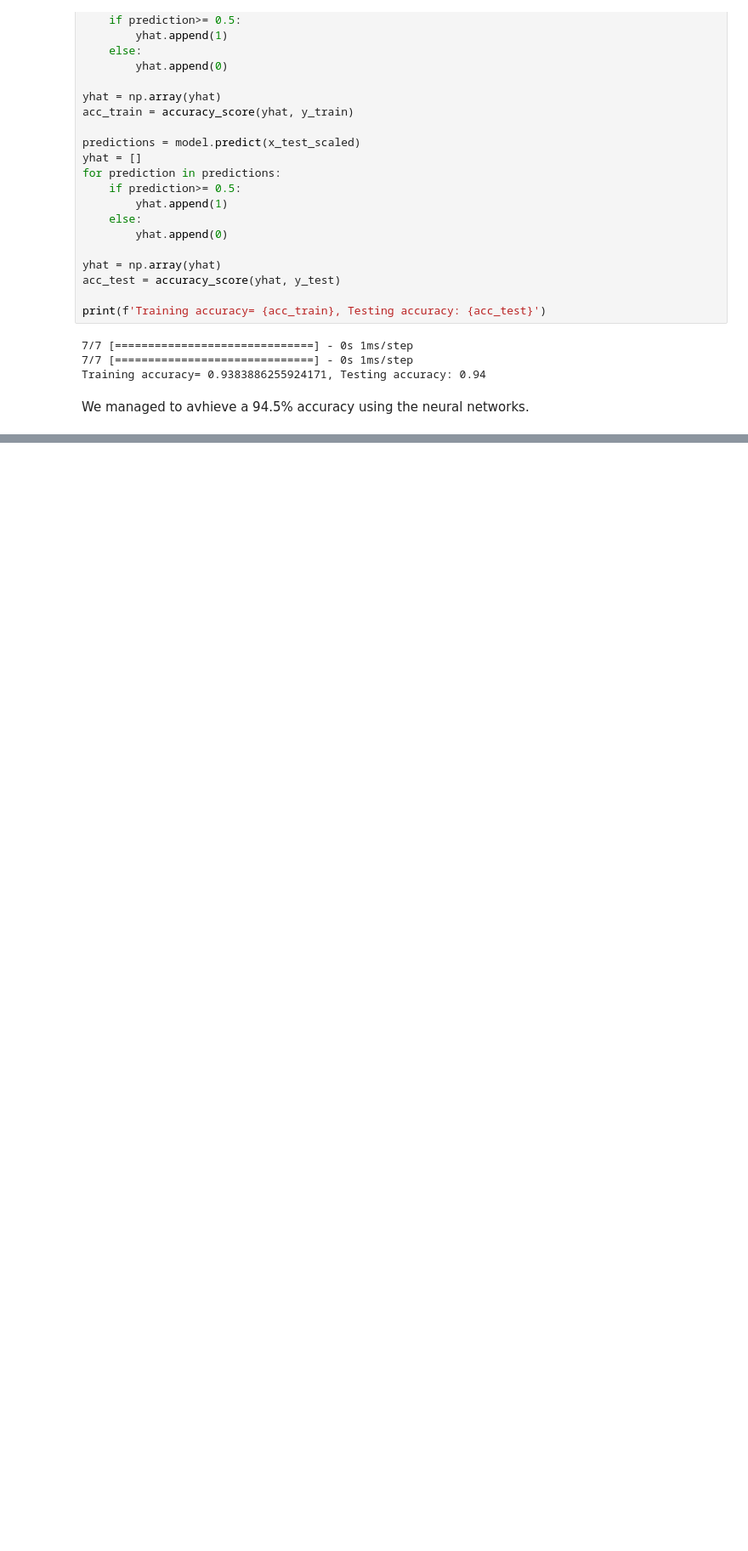
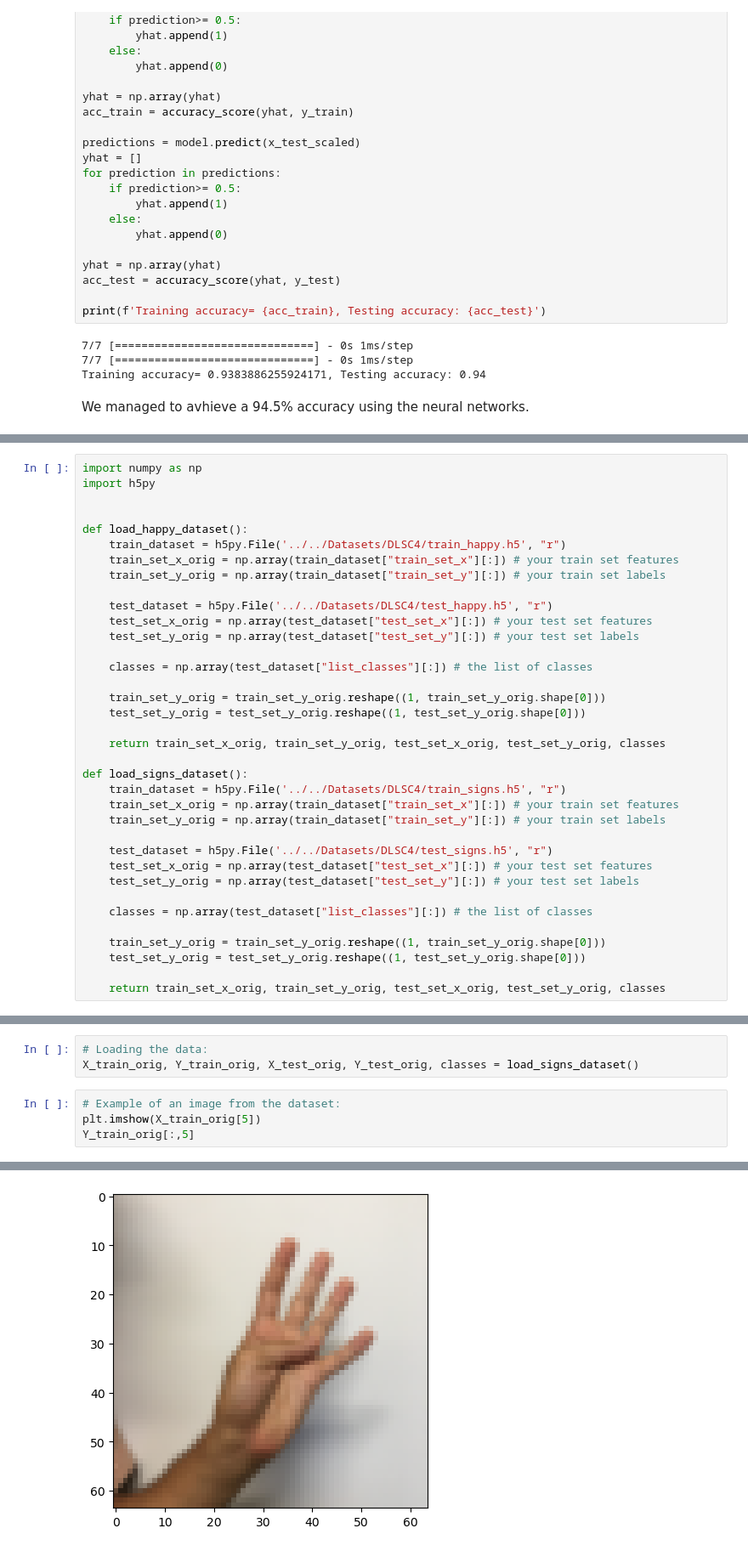
Before and after one commit to HashemRawashdeh/Study, a Jupyter notebook: Data Science/Online Cources/Deep Learning Specialization/Deep Learning Specialization.ipynb, the cells around one changed output, grey strips where cells are left out. Shown at 85% size. Drawn from its saved outputs; the diff is of its cells as text; blank space fills up the shorter version.

```diff
--- a/Data Science/Online Cources/Deep Learning Specialization/Deep Learning Specialization.ipynb
+++ b/Data Science/Online Cources/Deep Learning Specialization/Deep Learning Specialization.ipynb
@@ -473,0 +500,36 @@ We managed to avhieve a 94.5% accuracy using the neural networks.
+# %%
+import numpy as np
+import h5py
+
+
+def load_happy_dataset():
+    train_dataset = h5py.File('../../Datasets/DLSC4/train_happy.h5', "r")
+    train_set_x_orig = np.array(train_dataset["train_set_x"][:]) # your train set features
+    train_set_y_orig = np.array(train_dataset["train_set_y"][:]) # your train set labels
+
+    test_dataset = h5py.File('../../Datasets/DLSC4/test_happy.h5', "r")
+    test_set_x_orig = np.array(test_dataset["test_set_x"][:]) # your test set features
+    test_set_y_orig = np.array(test_dataset["test_set_y"][:]) # your test set labels
+
+    classes = np.array(test_dataset["list_classes"][:]) # the list of classes
+
+    train_set_y_orig = train_set_y_orig.reshape((1, train_set_y_orig.shape[0]))
+    test_set_y_orig = test_set_y_orig.reshape((1, test_set_y_orig.shape[0]))
+
+    return train_set_x_orig, train_set_y_orig, test_set_x_orig, test_set_y_orig, classes
+
+def load_signs_dataset():
+    train_dataset = h5py.File('../../Datasets/DLSC4/train_signs.h5', "r")
+    train_set_x_orig = np.array(train_dataset["train_set_x"][:]) # your train set features
+    train_set_y_orig = np.array(train_dataset["train_set_y"][:]) # your train set labels
+
+    test_dataset = h5py.File('../../Datasets/DLSC4/test_signs.h5', "r")
+    test_set_x_orig = np.array(test_dataset["test_set_x"][:]) # your test set features
+    test_set_y_orig = np.array(test_dataset["test_set_y"][:]) # your test set labels
+
+    classes = np.array(test_dataset["list_classes"][:]) # the list of classes
+
+    train_set_y_orig = train_set_y_orig.reshape((1, train_set_y_orig.shape[0]))
+    test_set_y_orig = test_set_y_orig.reshape((1, test_set_y_orig.shape[0]))
+
+    return train_set_x_orig, train_set_y_orig, test_set_x_orig, test_set_y_orig, classes
@@ -473,0 +627,8 @@ We managed to avhieve a 94.5% accuracy using the neural networks.
+# %%
+# Loading the data:
+X_train_orig, Y_train_orig, X_test_orig, Y_test_orig, classes = load_signs_dataset()
+# %%
+# Example of an image from the dataset:
+plt.imshow(X_train_orig[5])
+Y_train_orig[:,5]
+# %% [output]
@@ -473,0 +636 @@ We managed to avhieve a 94.5% accuracy using the neural networks.
+[figure, added]
```
Also changed, not shown: parts of 33 cells of this notebook, 4 other files.
